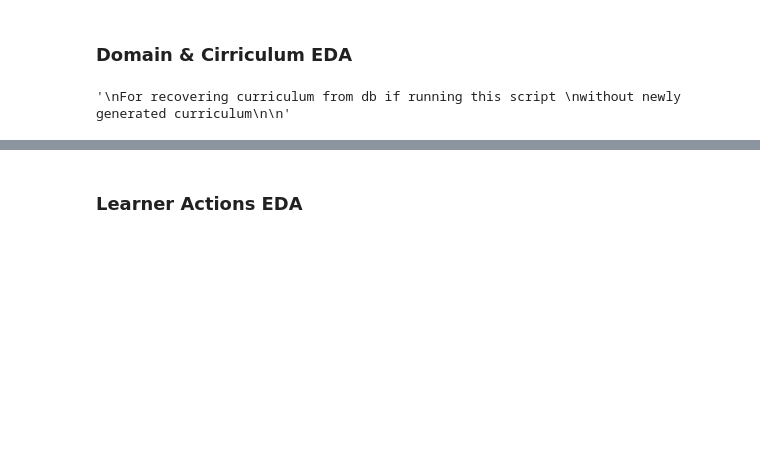
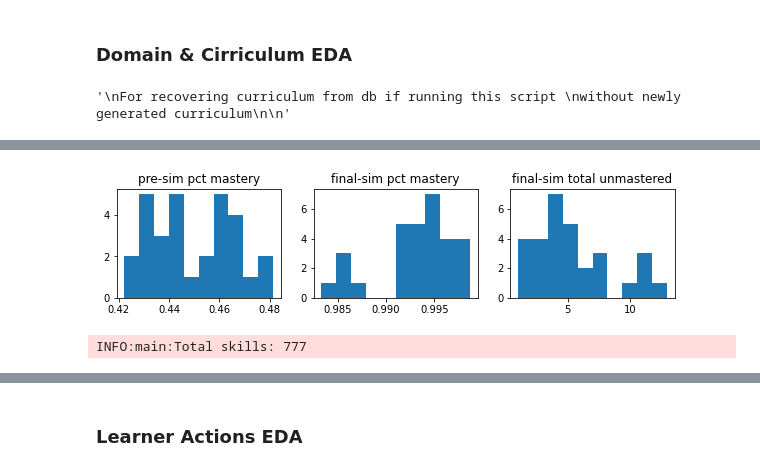
Before and after one commit to stevencdang/MotivSim, a Jupyter notebook: notebooks/SelfEfficacyLearnerTuning.ipynb, the cells around one changed output, grey strips where cells are left out. Drawn from its saved outputs; the diff is of its cells as text; code cells hidden in the pictures; blank space fills up the shorter version.

```diff
--- a/notebooks/SelfEfficacyLearnerTuning.ipynb
+++ b/notebooks/SelfEfficacyLearnerTuning.ipynb
@@ -378,0 +343,22 @@ dtype: int64
+# %%
+logger.info("Getting pre-sim students")
+presim_students = pd.DataFrame(db.students.find())
+sim_students = pd.DataFrame(db.finalsimstudents.find())
+sim_students.rename(columns={'skills': 'final skills',
+                             'total_attempts': 'final total attempts',
+                             'total_success': 'final total success'}, inplace=True)
+
+logger.info("pre-sim students: %s" % str(presim_students.shape))
+logger.info("post-sim students: %s" % str(sim_students.shape))
+
+
+sim_students = presim_students.merge(sim_students[['_id', 'final skills', 'final total attempts', 'final total success']], how='right', on=['_id'])
+sim_students['pre-sim total mastery'] = sim_students.apply(lambda x: np.sum(list(x['skills'].values())), axis=1)
+sim_students['final-sim total mastery'] = sim_students.apply(lambda x: np.sum(list(x['final skills'].values())), axis=1)
+sim_students['total skills'] = sim_students.apply(lambda x: len(list(x['skills'].values())), axis=1)
+sim_students['pre-sim pct mastery'] = sim_students.apply(lambda x: x['pre-sim total mastery'] / x['total skills'], axis=1)
+sim_students['final-sim pct mastery'] = sim_students.apply(lambda x: x['final-sim total mastery'] / x['total skills'], axis=1)
+sim_students['final-sim total unmastered'] = sim_students.apply(lambda x: x['total skills'] - x['final-sim total mastery'], axis=1)
+sim_students['final self-eff'] = sim_students.apply(lambda x: ((x['self_eff'] * 100) + x['final total success']) / (500 + x['final total attempts']), axis=1)
+sim_students['pct success'] = sim_students.apply(lambda x: x['final total success'] / x['final total attempts'], axis=1)
+sim_students.head()
@@ -378,0 +376,20 @@ dtype: int64
+# %%
+# Plot mastery
+plt.figure(figsize=(10,2))
+plt.subplot(131)
+plt.hist(sim_students['pre-sim pct mastery'], bins=10)
+plt.title("pre-sim pct mastery")
+
+plt.subplot(132)
+plt.hist(sim_students['final-sim pct mastery'], bins=10)
+plt.title("final-sim pct mastery")
+
+plt.subplot(133)
+plt.hist(sim_students['final-sim total unmastered'], bins=10)
+plt.title("final-sim total unmastered")
+
+plt.show()
+logger.info("Total skills: %i" % sim_students['total skills'][0])
+# %% [output]
+[figure, added]
+INFO:main:Total skills: 777
```
Also changed, not shown: parts of 40 cells of this notebook, 11 other files.
